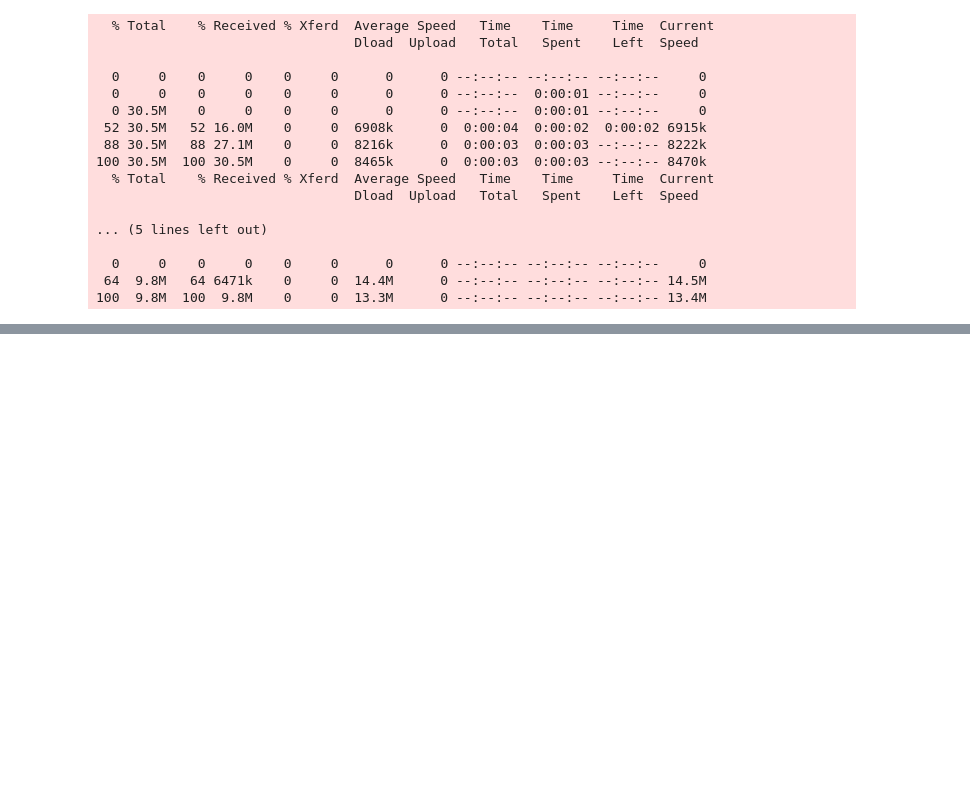
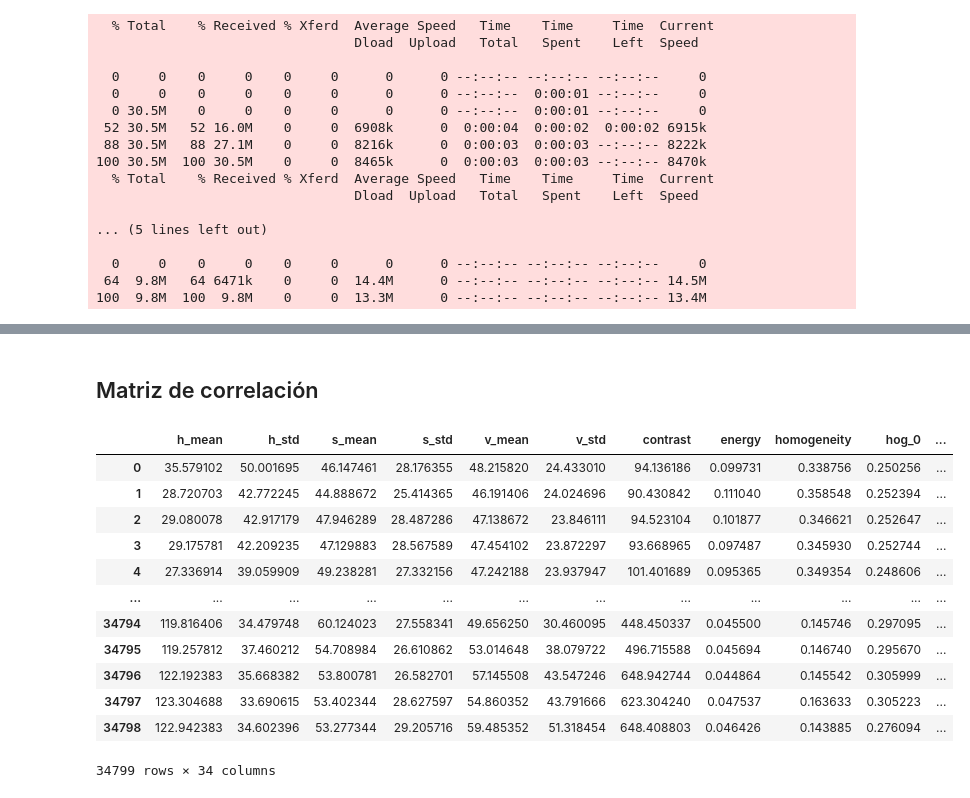
Before and after one commit to paezagustin/ML_2025, a Jupyter notebook: señales_transito.ipynb, the cells around one changed output, grey strips where cells are left out. Drawn from its saved outputs; the diff is of its cells as text; code cells hidden in the pictures; blank space fills up the shorter version.

```diff
--- a/señales_transito.ipynb
+++ b/señales_transito.ipynb
@@ -103,0 +245,18 @@ signimages
+# %% [markdown]
+## Matriz de correlación
+# %%
+df_features
+# %% [output]
+|  | h_mean | h_std | s_mean | s_std | v_mean | v_std | contrast | energy | homogeneity | hog_0 | ... |
+| 0 | 35.579102 | 50.001695 | 46.147461 | 28.176355 | 48.215820 | 24.433010 | 94.136186 | 0.099731 | 0.338756 | 0.250256 | ... |
+| 1 | 28.720703 | 42.772245 | 44.888672 | 25.414365 | 46.191406 | 24.024696 | 90.430842 | 0.111040 | 0.358548 | 0.252394 | ... |
+| 2 | 29.080078 | 42.917179 | 47.946289 | 28.487286 | 47.138672 | 23.846111 | 94.523104 | 0.101877 | 0.346621 | 0.252647 | ... |
+| 3 | 29.175781 | 42.209235 | 47.129883 | 28.567589 | 47.454102 | 23.872297 | 93.668965 | 0.097487 | 0.345930 | 0.252744 | ... |
+| 4 | 27.336914 | 39.059909 | 49.238281 | 27.332156 | 47.242188 | 23.937947 | 101.401689 | 0.095365 | 0.349354 | 0.248606 | ... |
+| ... | ... | ... | ... | ... | ... | ... | ... | ... | ... | ... | ... |
+| 34794 | 119.816406 | 34.479748 | 60.124023 | 27.558341 | 49.656250 | 30.460095 | 448.450337 | 0.045500 | 0.145746 | 0.297095 | ... |
+| 34795 | 119.257812 | 37.460212 | 54.708984 | 26.610862 | 53.014648 | 38.079722 | 496.715588 | 0.045694 | 0.146740 | 0.295670 | ... |
+| 34796 | 122.192383 | 35.668382 | 53.800781 | 26.582701 | 57.145508 | 43.547246 | 648.942744 | 0.044864 | 0.145542 | 0.305999 | ... |
+| 34797 | 123.304688 | 33.690615 | 53.402344 | 28.627597 | 54.860352 | 43.791666 | 623.304240 | 0.047537 | 0.163633 | 0.305223 | ... |
+| 34798 | 122.942383 | 34.602396 | 53.277344 | 29.205716 | 59.485352 | 51.318454 | 648.408803 | 0.046426 | 0.143885 | 0.276094 | ... |
+34799 rows × 34 columns
```
Also changed, not shown: parts of 21 cells of this notebook.
